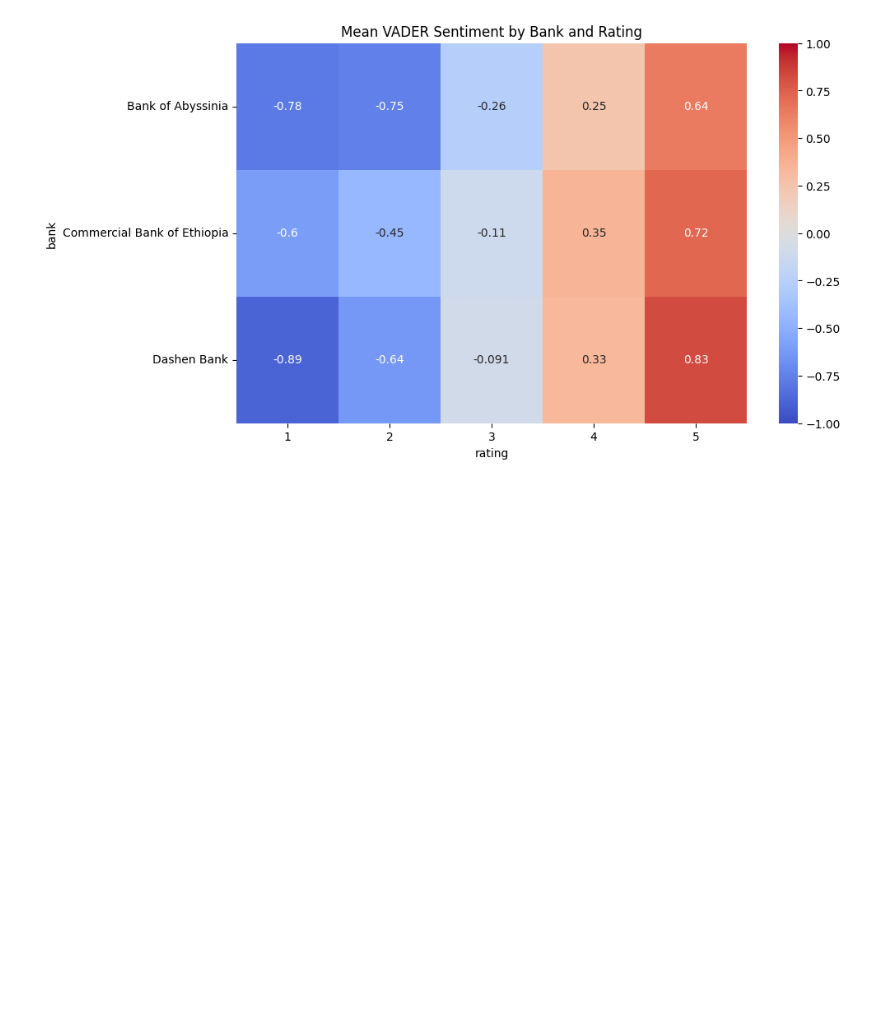
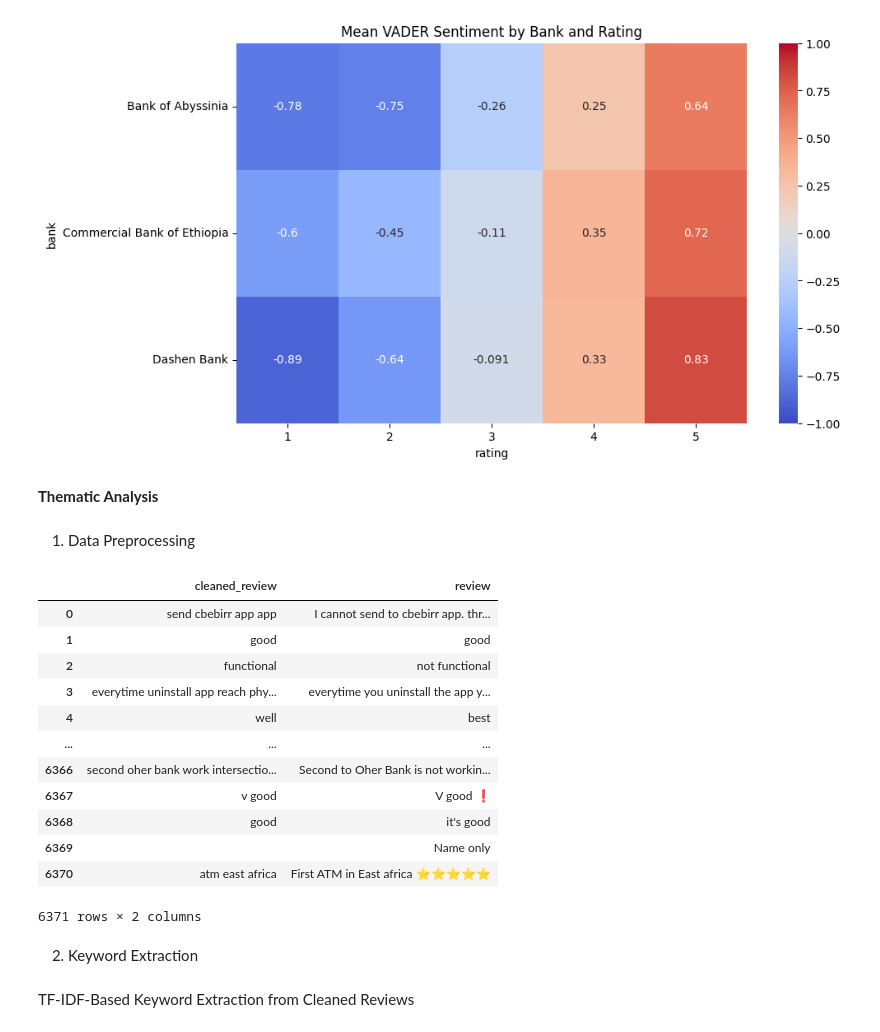
Before and after one commit to she-code/KAIM-WEEK-2, a Jupyter notebook: notebooks/sentiment_thematic_analysis.ipynb, the cells around one changed output. Saved outputs shown, nothing was run; the diff lists cells and outputs as text; code cells hidden in the pictures; blank space fills up the shorter version.

```diff
--- a/notebooks/sentiment_thematic_analysis.ipynb
+++ b/notebooks/sentiment_thematic_analysis.ipynb
@@ -632,3 +636,44 @@ plt.title('Mean VADER Sentiment by Bank and Rating')
 plt.show()
 # %% [output]
 [figure]
+# %% [markdown]
+**Thematic Analysis**
+# %% [markdown]
+1. Data Preprocessing
+# %%
+import spacy
+from sklearn.feature_extraction.text import TfidfVectorizer
+
+# Load spaCy's English model
+nlp = spacy.load("en_core_web_sm")
+
+def preprocess_text(text):
+    if not isinstance(text, str):
+        return ""
+    # Lowercase, remove punctuation, and lemmatize
+    doc = nlp(text.lower().strip())
+    tokens = [token.lemma_ for token in doc if not token.is_stop and token.is_alpha]
+    return " ".join(tokens)
+
+# Apply preprocessing
+combined_reviews_df['cleaned_review'] = combined_reviews_df['review'].apply(preprocess_text)
+# %%
+combined_reviews_df[['cleaned_review', 'review']]
+# %% [output]
+|  | cleaned_review | review |
+| 0 | send cbebirr app app | I cannot send to cbebirr app. thr... |
+| 1 | good | good |
+| 2 | functional | not functional |
+| 3 | everytime uninstall app reach phy... | everytime you uninstall the app y... |
+| 4 | well | best |
+| ... | ... | ... |
+| 6366 | second oher bank work intersectio... | Second to Oher Bank is not workin... |
+| 6367 | v good | V good ❗️ |
+| 6368 | good | it's good |
+| 6369 |  | Name only |
+| 6370 | atm east africa | First ATM in East africa ⭐️⭐️⭐️⭐️⭐️ |
+6371 rows × 2 columns
+# %% [markdown]
+2. Keyword Extraction
+# %% [markdown]
+TF-IDF-Based Keyword Extraction from Cleaned Reviews
```
Also changed, not shown: parts of 20 cells of this notebook.
